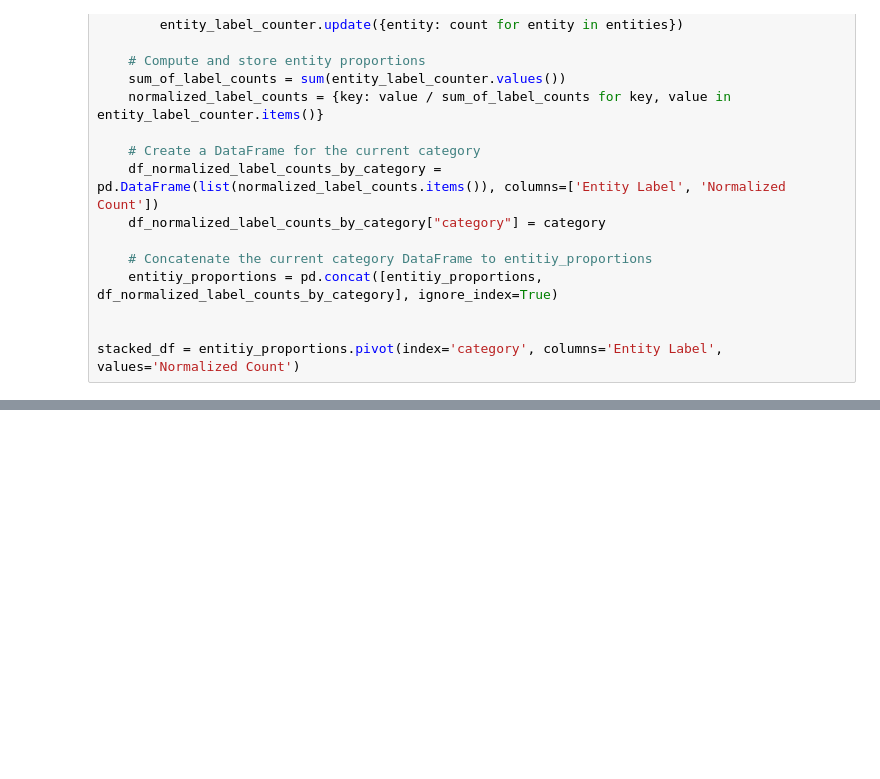
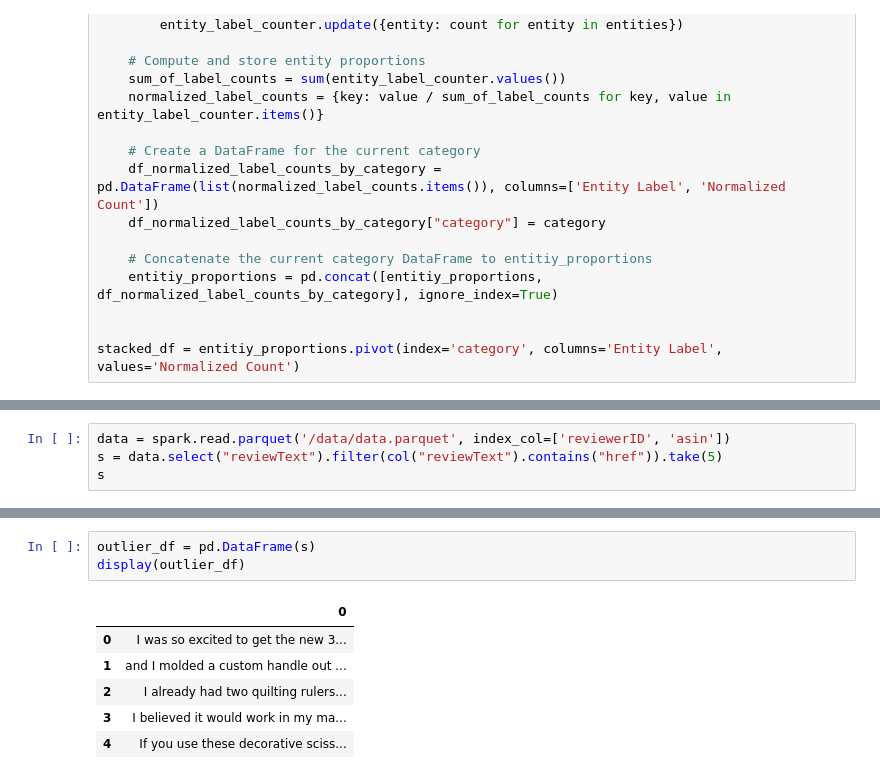
Before and after one commit to mkleinegger/amazon-reviews-sentinent-analysis, a Jupyter notebook: 3.3_analysis.ipynb, the cells around one changed output, grey strips where cells are left out. Cells and saved outputs as stored; diff of their text form; blank space fills up the shorter version.

```diff
--- a/3.3_analysis.ipynb
+++ b/3.3_analysis.ipynb
@@ -223,0 +224,4 @@ plt.show()
+# %%
+data = spark.read.parquet('/data/data.parquet', index_col=['reviewerID', 'asin'])
+s = data.select("reviewText").filter(col("reviewText").contains("href")).take(5)
+s
@@ -223,0 +234,10 @@ plt.show()
+# %%
+outlier_df = pd.DataFrame(s)
+display(outlier_df)
+# %% [output]
+|  | 0 |
+| 0 | I was so excited to get the new 3... |
+| 1 | and I molded a custom handle out ... |
+| 2 | I already had two quilting rulers... |
+| 3 | I believed it would work in my ma... |
+| 4 | If you use these decorative sciss... |
```
Also changed, not shown: parts of 5 cells of this notebook.
